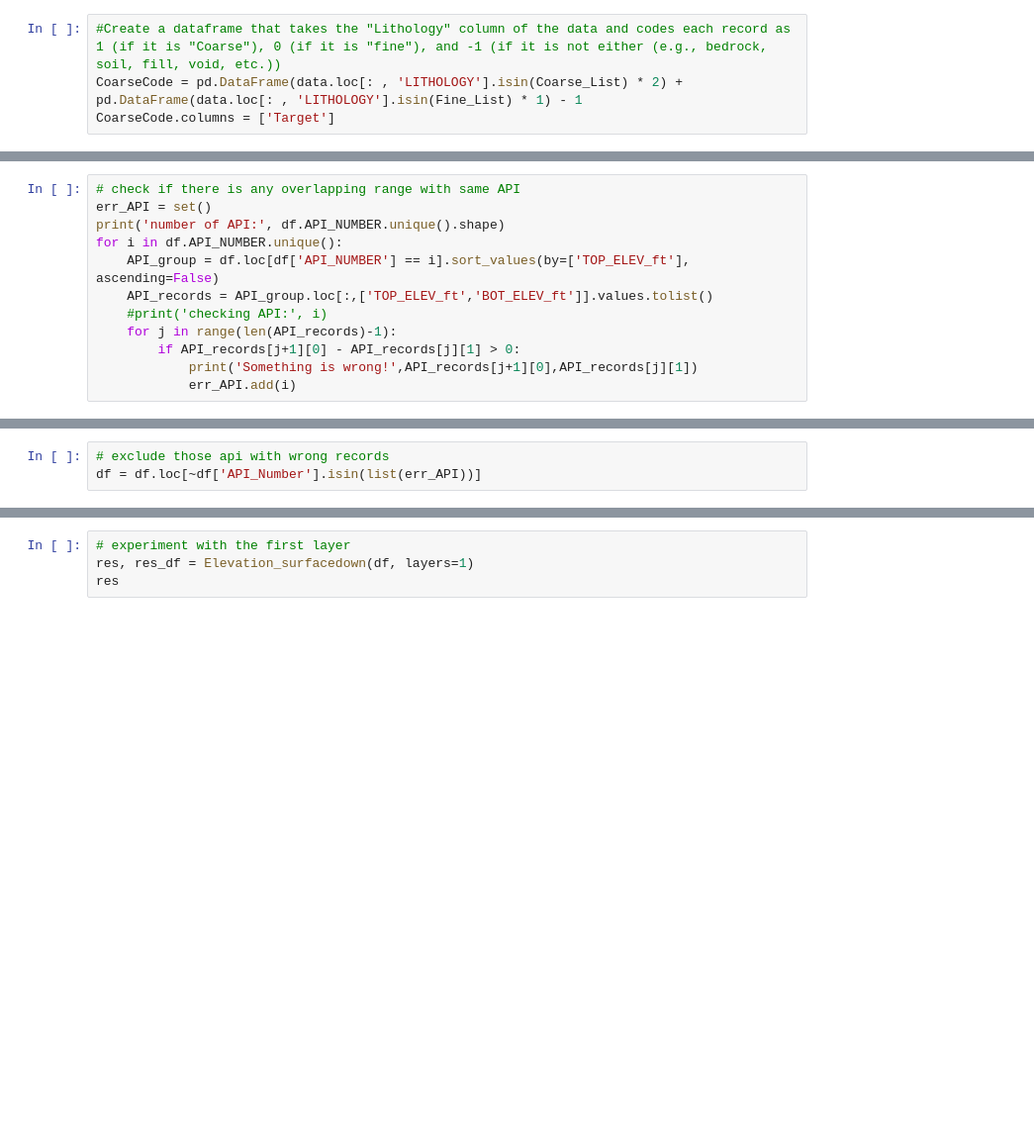
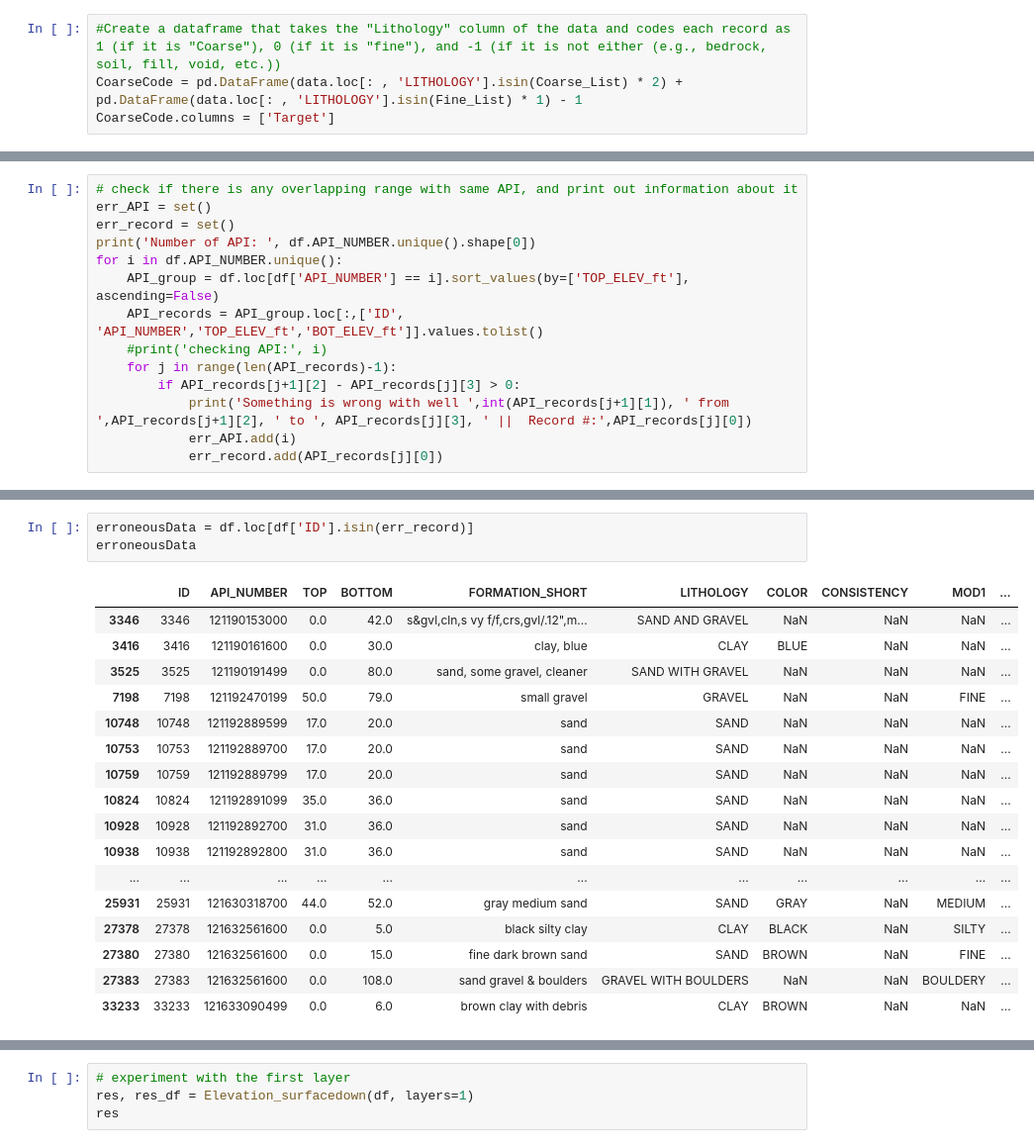
Before and after one commit to RJbalikian/ILWellData, a Jupyter notebook: Elevation_Surfacedown.ipynb, the cells around one changed output, grey strips where cells are left out. Shown at 99% size. Drawn from its saved outputs; the diff is of its cells as text; blank space fills up the shorter version.

```diff
--- a/Elevation_Surfacedown.ipynb
+++ b/Elevation_Surfacedown.ipynb
@@ -156,13 +173,15 @@ df
 # %%
-# check if there is any overlapping range with same API
+# check if there is any overlapping range with same API, and print out information about it
 err_API = set()
-print('number of API:', df.API_NUMBER.unique().shape)
+err_record = set()
+print('Number of API: ', df.API_NUMBER.unique().shape[0])
 for i in df.API_NUMBER.unique():
     API_group = df.loc[df['API_NUMBER'] == i].sort_values(by=['TOP_ELEV_ft'], ascending=False)
-    API_records = API_group.loc[:,['TOP_ELEV_ft','BOT_ELEV_ft']].values.tolist()
+    API_records = API_group.loc[:,['ID', 'API_NUMBER','TOP_ELEV_ft','BOT_ELEV_ft']].values.tolist()
     #print('checking API:', i)
     for j in range(len(API_records)-1):
-        if API_records[j+1][0] - API_records[j][1] > 0:
-            print('Something is wrong!',API_records[j+1][0],API_records[j][1])
+        if API_records[j+1][2] - API_records[j][3] > 0:
+            print('Something is wrong with well ',int(API_records[j+1][1]), ' from ',API_records[j+1][2], ' to ', API_records[j][3], ' ||  Record #:',API_records[j][0])
             err_API.add(i)
+            err_record.add(API_records[j][0])
 # %% [output]
@@ -203,3 +204,0 @@ with open("errAPI.csv", 'w', newline='') as myfile:
-# %%
-# exclude those api with wrong records
-df = df.loc[~df['API_Number'].isin(list(err_API))]
@@ -205,0 +212,21 @@ df = df.loc[~df['API_Number'].isin(list(err_API))]
+# %%
+erroneousData = df.loc[df['ID'].isin(err_record)]
+erroneousData
+# %% [output]
+|  | ID | API_NUMBER | TOP | BOTTOM | FORMATION_SHORT | LITHOLOGY | COLOR | CONSISTENCY | MOD1 | ... |
+| 3346 | 3346 | 121190153000 | 0.0 | 42.0 | s&gvl,cln,s vy f/f,crs,gvl/.12",m... | SAND AND GRAVEL | NaN | NaN | NaN | ... |
+| 3416 | 3416 | 121190161600 | 0.0 | 30.0 | clay, blue | CLAY | BLUE | NaN | NaN | ... |
+| 3525 | 3525 | 121190191499 | 0.0 | 80.0 | sand, some gravel, cleaner | SAND WITH GRAVEL | NaN | NaN | NaN | ... |
+| 7198 | 7198 | 121192470199 | 50.0 | 79.0 | small gravel | GRAVEL | NaN | NaN | FINE | ... |
+| 10748 | 10748 | 121192889599 | 17.0 | 20.0 | sand | SAND | NaN | NaN | NaN | ... |
+| 10753 | 10753 | 121192889700 | 17.0 | 20.0 | sand | SAND | NaN | NaN | NaN | ... |
+| 10759 | 10759 | 121192889799 | 17.0 | 20.0 | sand | SAND | NaN | NaN | NaN | ... |
+| 10824 | 10824 | 121192891099 | 35.0 | 36.0 | sand | SAND | NaN | NaN | NaN | ... |
+| 10928 | 10928 | 121192892700 | 31.0 | 36.0 | sand | SAND | NaN | NaN | NaN | ... |
+| 10938 | 10938 | 121192892800 | 31.0 | 36.0 | sand | SAND | NaN | NaN | NaN | ... |
+| ... | ... | ... | ... | ... | ... | ... | ... | ... | ... | ... |
+| 25931 | 25931 | 121630318700 | 44.0 | 52.0 | gray medium sand | SAND | GRAY | NaN | MEDIUM | ... |
+| 27378 | 27378 | 121632561600 | 0.0 | 5.0 | black silty clay | CLAY | BLACK | NaN | SILTY | ... |
+| 27380 | 27380 | 121632561600 | 0.0 | 15.0 | fine dark brown sand | SAND | BROWN | NaN | FINE | ... |
+| 27383 | 27383 | 121632561600 | 0.0 | 108.0 | sand gravel & boulders | GRAVEL WITH BOULDERS | NaN | NaN | BOULDERY | ... |
+| 33233 | 33233 | 121633090499 | 0.0 | 6.0 | brown clay with debris | CLAY | BROWN | NaN | NaN | ... |
```
Also changed, not shown: parts of 25 cells of this notebook, 3 other files.
